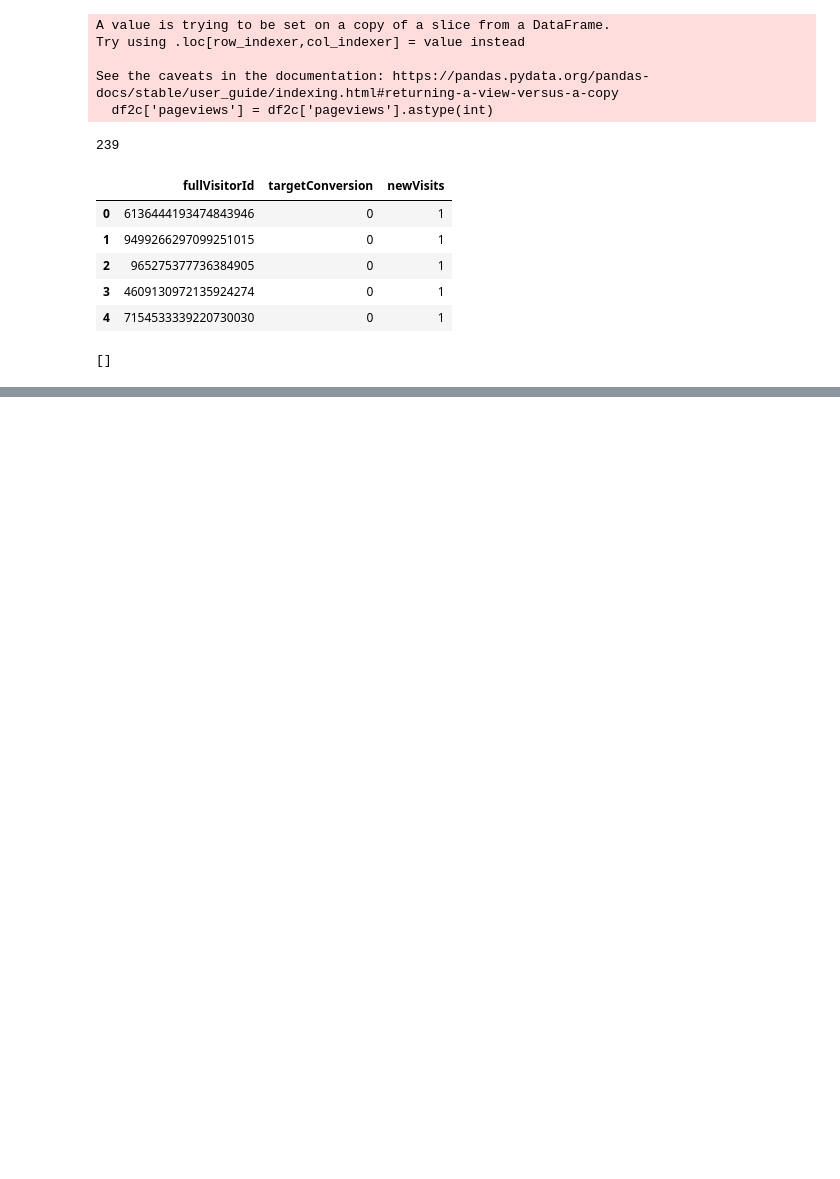
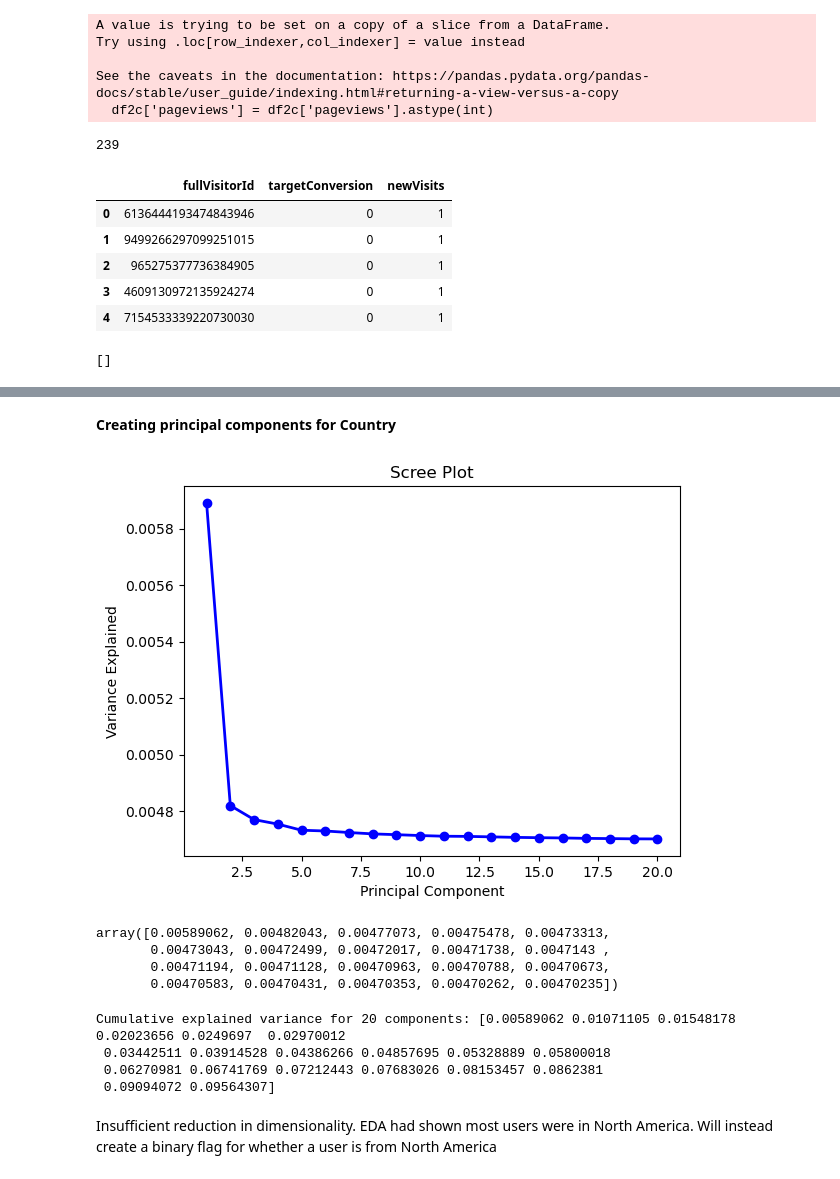
Before and after one commit to McGill-MMA-EnterpriseAnalytics/Revenue-Radar, a Jupyter notebook: Conversion-Analyst-Workspace/preprocessing-w-cutoff.ipynb, the cells around one changed output, grey strips where cells are left out. Saved outputs shown, nothing was run; the diff lists cells and outputs as text; code cells hidden in the pictures; blank space fills up the shorter version.

```diff
--- a/Conversion-Analyst-Workspace/preprocessing-w-cutoff.ipynb
+++ b/Conversion-Analyst-Workspace/preprocessing-w-cutoff.ipynb
@@ -370,0 +427,40 @@ df2test.to_csv('df2test.csv', index=True)
+# %% [markdown]
+**Creating principal components for Country**
+# %%
+df1train = pd.get_dummies(df1train, columns=['country'])
+# %%
+country_columns = [col for col in df1train.columns if col.startswith('country_')]
+country_data = df1train[country_columns]
+# %%
+country_data_scaled = scaler.fit_transform(country_data)
+# %%
+pca = PCA(n_components=20)
+principal_components = pca.fit_transform(country_data_scaled)
+pc_df = pd.DataFrame(data=principal_components, columns=[f'PC{i+1}' for i in range(20)])
+# %%
+PC_values = np.arange(pca.n_components_) + 1
+plt.plot(PC_values, pca.explained_variance_ratio_, 'o-', linewidth=2, color='blue')
+plt.title('Scree Plot')
+plt.xlabel('Principal Component')
+plt.ylabel('Variance Explained')
+plt.show()
+# %% [output]
+[figure, added]
+# %%
+pca.explained_variance_ratio_
+# %% [output]
+array([0.00589062, 0.00482043, 0.00477073, 0.00475478, 0.00473313,
+       0.00473043, 0.00472499, 0.00472017, 0.00471738, 0.0047143 ,
+       0.00471194, 0.00471128, 0.00470963, 0.00470788, 0.00470673,
+       0.00470583, 0.00470431, 0.00470353, 0.00470262, 0.00470235])
+# %%
+# Very low explained variance from each. Checking further
+cumulative_variance = np.cumsum(pca.explained_variance_ratio_)
+print("Cumulative explained variance for 20 components:", cumulative_variance)
+# %% [output]
+Cumulative explained variance for 20 components: [0.00589062 0.01071105 0.01548178 0.02023656 0.0249697  0.02970012
+ 0.03442511 0.03914528 0.04386266 0.04857695 0.05328889 0.05800018
+ 0.06270981 0.06741769 0.07212443 0.07683026 0.08153457 0.0862381
+ 0.09094072 0.09564307]
+# %% [markdown]
+Insufficient reduction in dimensionality. EDA had shown most users were in North America. Will instead create a binary flag for whether a user is from North America
```
Also changed, not shown: parts of 21 cells of this notebook.
